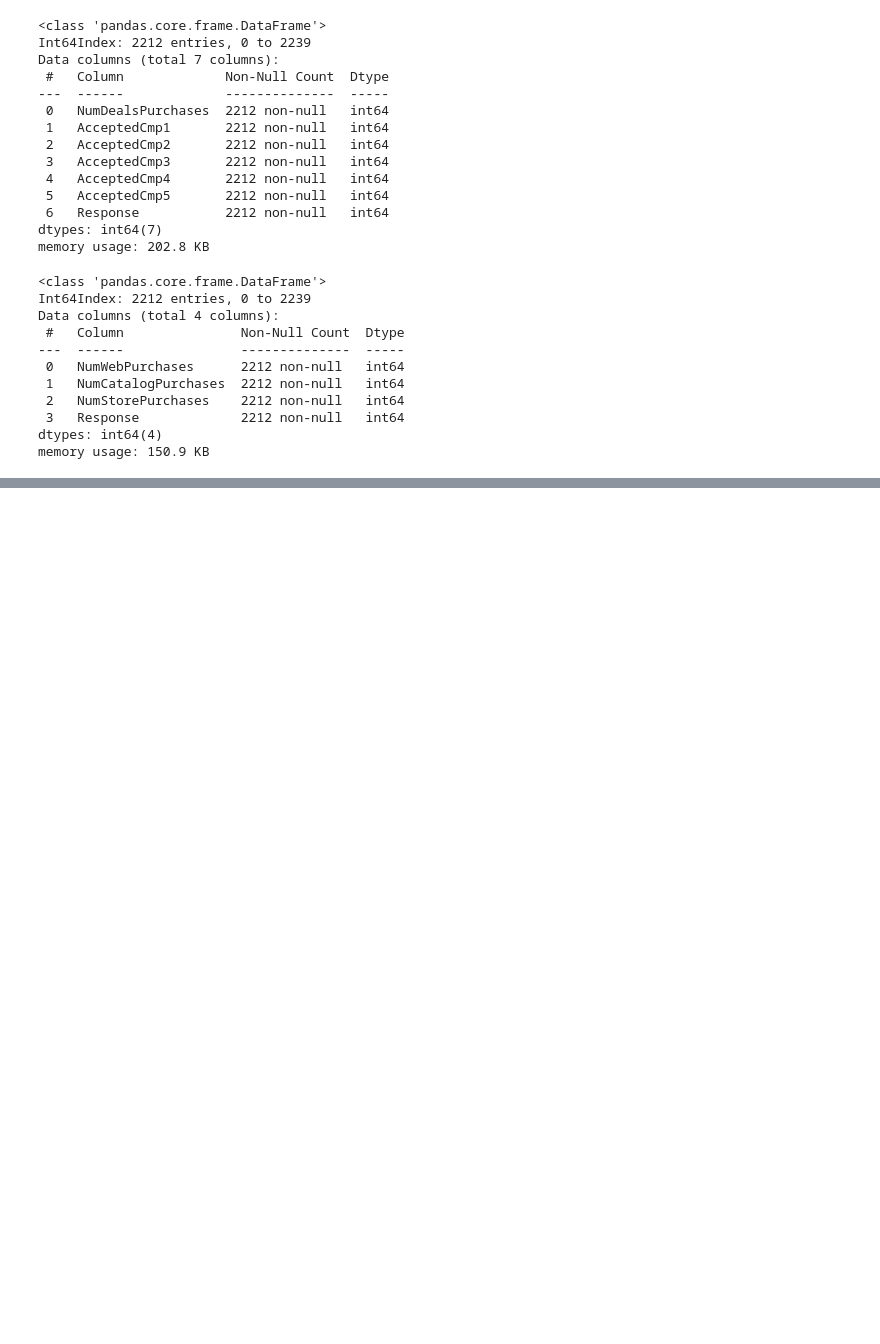
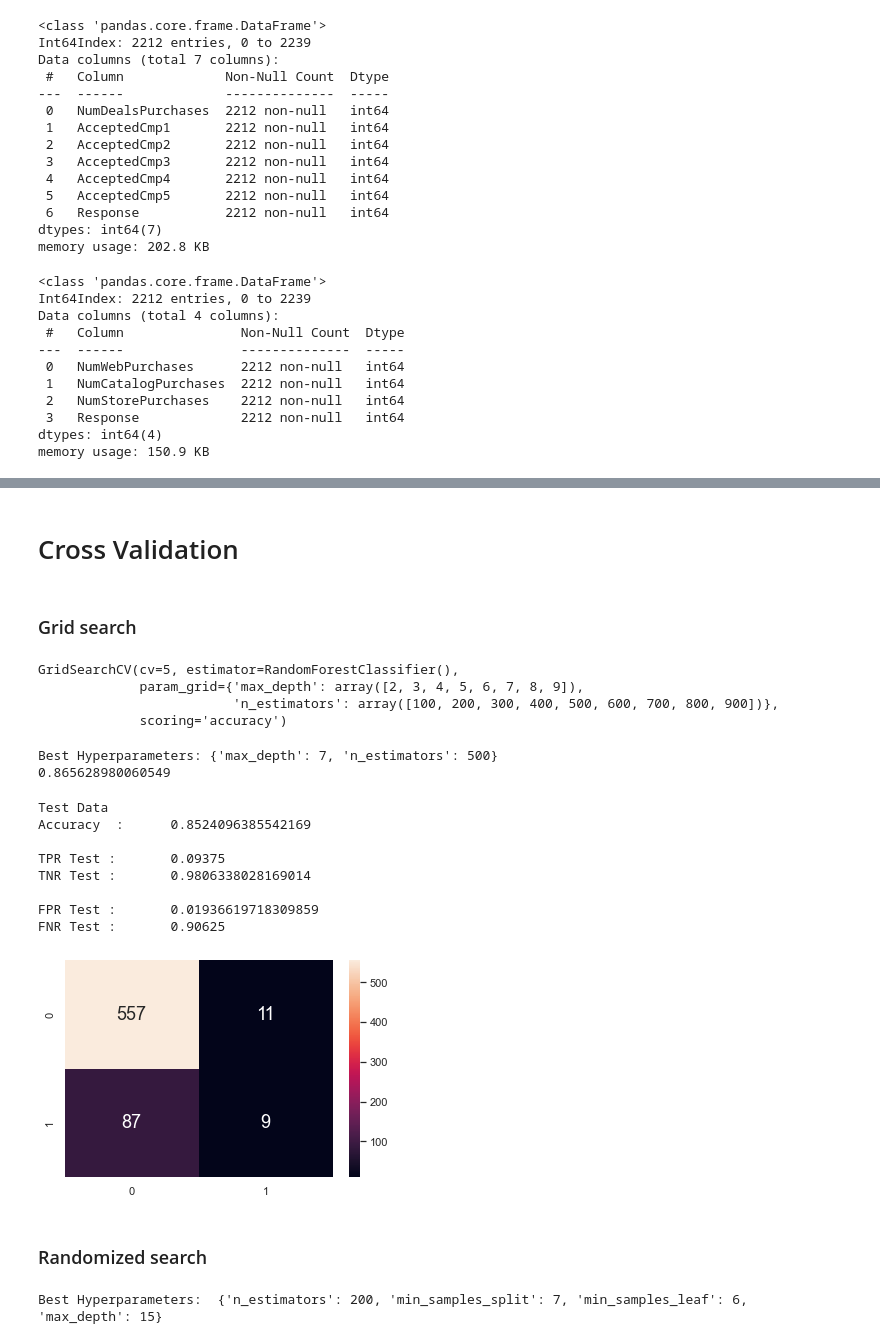
Before and after one commit to rachellimjh/SC1015-Project, a Jupyter notebook: Random Forest.ipynb, the cells around one changed output, grey strips where cells are left out. Saved outputs shown, nothing was run; the diff lists cells and outputs as text; code cells hidden in the pictures; blank space fills up the shorter version.

```diff
--- a/Random Forest.ipynb
+++ b/Random Forest.ipynb
@@ -842,0 +754,4 @@ FNR Test :       0.9036144578313253
+# %% [markdown]
+# Cross Validation
+# %% [markdown]
+### Grid search
@@ -842,0 +770,66 @@ FNR Test :       0.9036144578313253
+# %%
+# Import GridSearch for hyperparameter tuning using Cross-Validation (CV)
+from sklearn.model_selection import GridSearchCV
+
+# Define the Hyper-parameter Grid to search on, in case of Random Forest
+param_grid = {'n_estimators': np.arange(100,1000,100),   # number of trees 100, 200, ..., 1000
+              'max_depth': np.arange(2, 10)}             # depth of trees 2, 3, 4, 5, ..., 10
+
+# Create the Hyper-parameter Grid
+hpGrid = GridSearchCV(RandomForestClassifier(),   # the model family
+                      param_grid,                 # the search grid
+                      cv = 5,                     # 5-fold cross-validation
+                      scoring = 'accuracy')       # score to evaluate
+
+# Train the models using Cross-Validation
+hpGrid.fit(X_train, y_train.Response.ravel())
+# %% [output]
+GridSearchCV(cv=5, estimator=RandomForestClassifier(),
+             param_grid={'max_depth': array([2, 3, 4, 5, 6, 7, 8, 9]),
+                         'n_estimators': array([100, 200, 300, 400, 500, 600, 700, 800, 900])},
+             scoring='accuracy')
+# %%
+print("Best Hyperparameters:", hpGrid.best_params_)
+print(np.abs(hpGrid.best_score_))
+# %% [output]
+Best Hyperparameters: {'max_depth': 7, 'n_estimators': 500}
+0.865628980060549
+# %%
+rf_evaluate(People,n_estimators=500,max_depth=7)
+# %% [output]
+Test Data
+Accuracy  :      0.8524096385542169
+
+TPR Test :       0.09375
+TNR Test :       0.9806338028169014
+
+FPR Test :       0.01936619718309859
+FNR Test :       0.90625
+[figure, added]
+# %% [markdown]
+
+### Randomized search
+# %%
+from sklearn.ensemble import RandomForestClassifier
+from sklearn.model_selection import RandomizedSearchCV
+import numpy as np
+
+# Define the hyperparameter grid to search
+param_dist = {
+    "n_estimators": [100, 200, 300, 400, 500],
+    "max_depth": [5, 10, 15, 20],
+    "min_samples_split": np.arange(2, 10),
+    "min_samples_leaf": np.arange(1, 10)
+}
+
+# Create the Random Forest object
+rf = RandomForestClassifier()
+
+# Create a RandomizedSearchCV object and fit on the data
+rf_random = RandomizedSearchCV(estimator=rf, param_distributions=param_dist, n_iter=100, cv=5, random_state=42)
+rf_random.fit(X_train, y_train.Response.ravel())
+
+# Print the best hyperparameters
+print("Best Hyperparameters: ", rf_random.best_params_)
+# %% [output]
+Best Hyperparameters:  {'n_estimators': 200, 'min_samples_split': 7, 'min_samples_leaf': 6, 'max_depth': 15}
```
Also changed, not shown: parts of 50 cells of this notebook.
